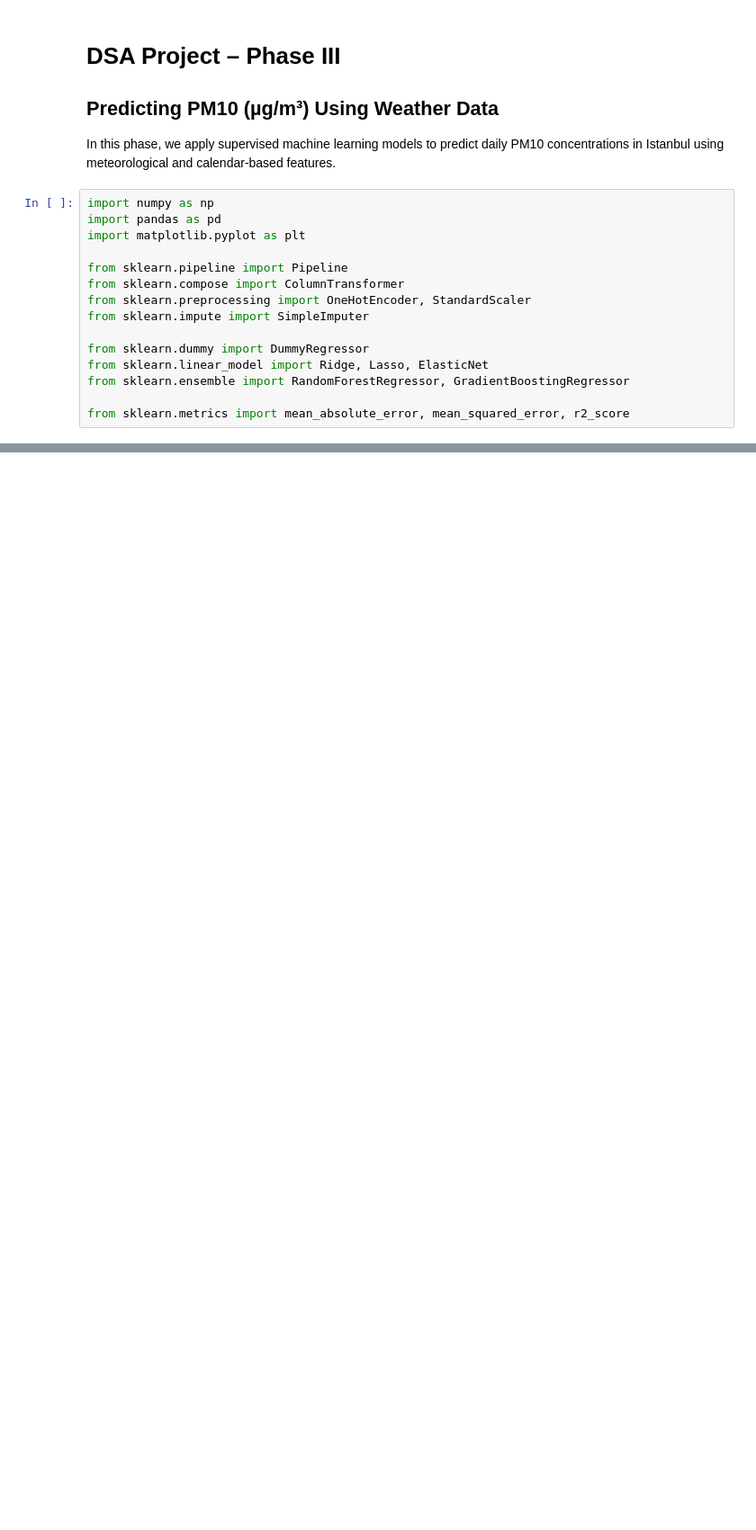
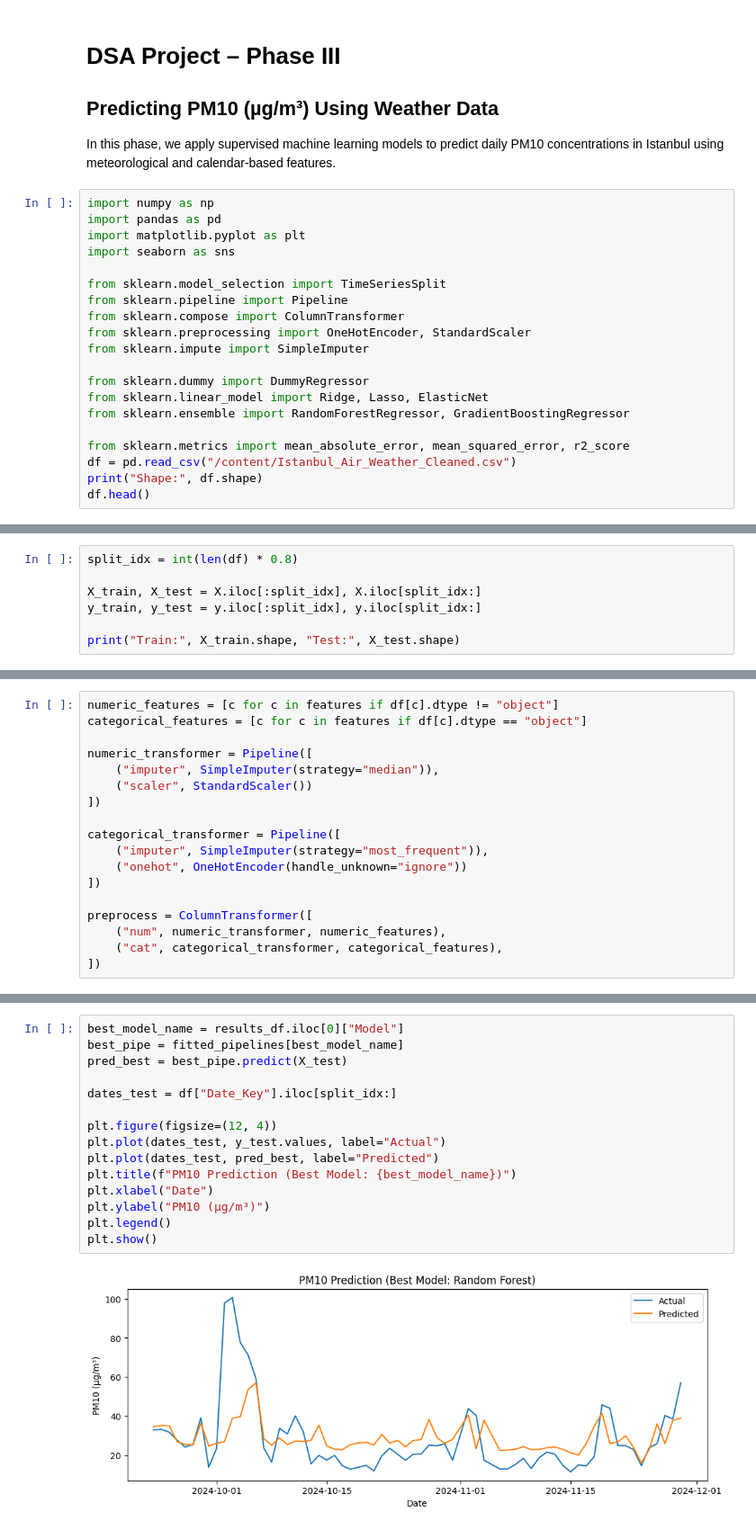
Before and after one commit to cemozkl123/DSA_project, a Jupyter notebook: DSA_phase3.ipynb, the cells around one changed output, grey strips where cells are left out. Shown: that part at 90% size. Saved outputs shown, nothing was run; the diff lists cells and outputs as text; blank space fills up the shorter version.

```diff
--- a/DSA_phase3.ipynb
+++ b/DSA_phase3.ipynb
@@ -9,7 +9,9 @@ In this phase, we apply supervised machine learning models to predict daily PM10
 import numpy as np
 import pandas as pd
 import matplotlib.pyplot as plt
+import seaborn as sns
 
+from sklearn.model_selection import TimeSeriesSplit
 from sklearn.pipeline import Pipeline
 from sklearn.compose import ColumnTransformer
 from sklearn.preprocessing import OneHotEncoder, StandardScaler
@@ -20,3 +22,6 @@ from sklearn.linear_model import Ridge, Lasso, ElasticNet
 from sklearn.ensemble import RandomForestRegressor, GradientBoostingRegressor
 
 from sklearn.metrics import mean_absolute_error, mean_squared_error, r2_score
+df = pd.read_csv("/content/Istanbul_Air_Weather_Cleaned.csv")
+print("Shape:", df.shape)
+df.head()
@@ -22,0 +100,7 @@ from sklearn.metrics import mean_absolute_error, mean_squared_error, r2_score
+# %%
+split_idx = int(len(df) * 0.8)
+
+X_train, X_test = X.iloc[:split_idx], X.iloc[split_idx:]
+y_train, y_test = y.iloc[:split_idx], y.iloc[split_idx:]
+
+print("Train:", X_train.shape, "Test:", X_test.shape)
@@ -22,0 +109,18 @@ from sklearn.metrics import mean_absolute_error, mean_squared_error, r2_score
+# %%
+numeric_features = [c for c in features if df[c].dtype != "object"]
+categorical_features = [c for c in features if df[c].dtype == "object"]
+
+numeric_transformer = Pipeline([
+    ("imputer", SimpleImputer(strategy="median")),
+    ("scaler", StandardScaler())
+])
+
+categorical_transformer = Pipeline([
+    ("imputer", SimpleImputer(strategy="most_frequent")),
+    ("onehot", OneHotEncoder(handle_unknown="ignore"))
+])
+
+preprocess = ColumnTransformer([
+    ("num", numeric_transformer, numeric_features),
+    ("cat", categorical_transformer, categorical_features),
+])
@@ -22,0 +190,17 @@ from sklearn.metrics import mean_absolute_error, mean_squared_error, r2_score
+# %%
+best_model_name = results_df.iloc[0]["Model"]
+best_pipe = fitted_pipelines[best_model_name]
+pred_best = best_pipe.predict(X_test)
+
+dates_test = df["Date_Key"].iloc[split_idx:]
+
+plt.figure(figsize=(12, 4))
+plt.plot(dates_test, y_test.values, label="Actual")
+plt.plot(dates_test, pred_best, label="Predicted")
+plt.title(f"PM10 Prediction (Best Model: {best_model_name})")
+plt.xlabel("Date")
+plt.ylabel("PM10 (µg/m³)")
+plt.legend()
+plt.show()
+# %% [output]
+[figure, added]
```
Also changed, not shown: parts of 14 cells of this notebook.
